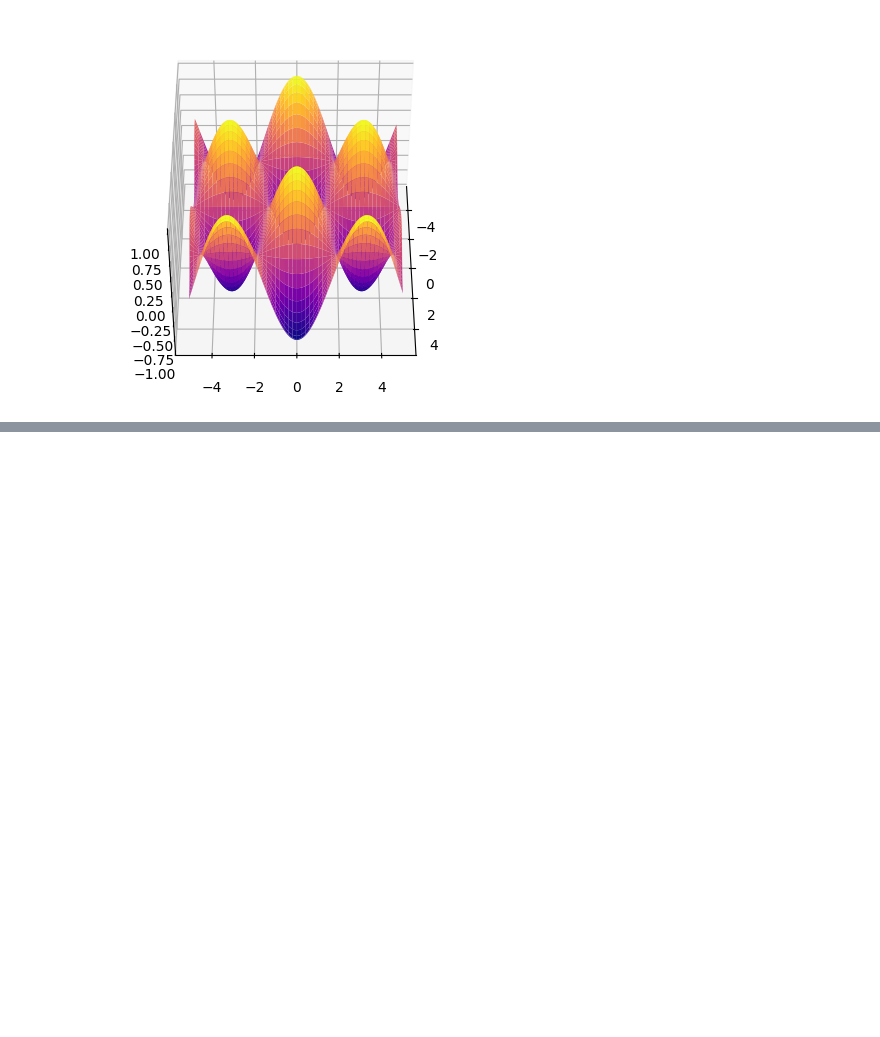
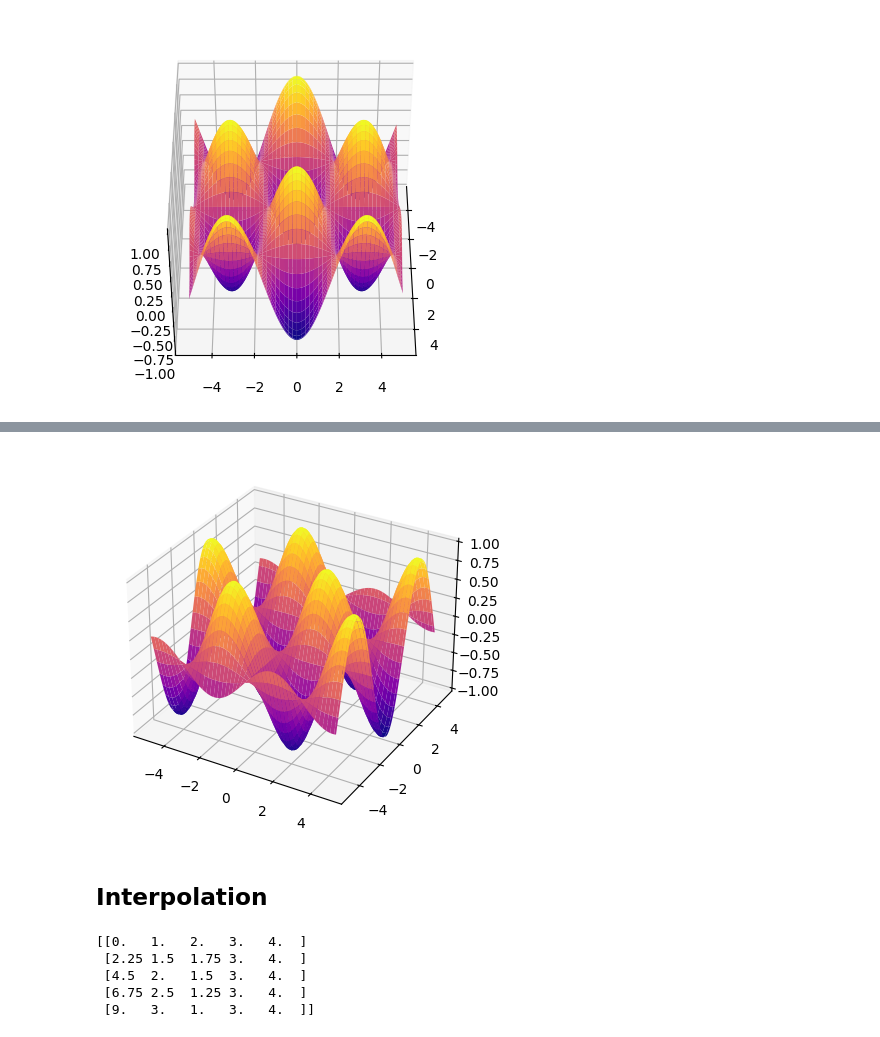
Before and after one commit to laylashihab/Euclidean-Poincare-Playground, a Jupyter notebook: playground.ipynb, the cells around one changed output, grey strips where cells are left out. Drawn from its saved outputs; the diff is of its cells as text; code cells hidden in the pictures; blank space fills up the shorter version.

```diff
--- a/playground.ipynb
+++ b/playground.ipynb
@@ -135,0 +191,59 @@ plt.show()
+# %%
+fig, ax = plt.subplots(subplot_kw={"projection": "3d"})
+
+x_data = np.arange(-5,5,0.1)
+y_data = np.arange(-5,5,0.1)
+
+X, Y = np.meshgrid(x_data, y_data)
+
+Z = np.sin(X)*np.cos(Y)
+
+ax.plot_surface(X,Y,Z, cmap="plasma") # coloring the surface, other color maps available
+
+
+plt.show()
+
+metadata = dict(title='Movie',artist="me")
+writer = PillowWriter(fps = 24, metadata=metadata)
+
+# 100 represents the dpi
+# making and saving a bunch of frames
+with writer.saving(fig, "animations/animatingSurface.gif", 100):
+    for i in range(0,100):
+
+        Z = np.sin(X + i/10)*np.cos(Y+ i/10)
+        ax.plot_surface(X,Y,Z, cmap="plasma") # coloring the surface, other color maps available
+
+        writer.grab_frame()
+
+        ax.cla() # clears the previous frame
+# %% [output]
+[figure, added]
+# %% [markdown]
+## Interpolation
+# %%
+import numpy as np
+import pandas as pd
+
+# smoothy transitions from one 1D array to another
+
+array1 = [0,1,2,3,4]
+array2 = [9,3,1,3,4]
+numPoints = 5
+
+interpolatedArrays = []
+for i in range(len(array1)):
+    interpolatedArrays.append(np.linspace(array1[i], array2[i],numPoints))
+
+interpolatedArrays = np.array(interpolatedArrays, dtype=np.float64)
+
+df = pd.DataFrame(interpolatedArrays)
+df = df.T
+interpolatedArrays = df.to_numpy()
+print(interpolatedArrays)
+# %% [output]
+[[0.   1.   2.   3.   4.  ]
+ [2.25 1.5  1.75 3.   4.  ]
+ [4.5  2.   1.5  3.   4.  ]
+ [6.75 2.5  1.25 3.   4.  ]
+ [9.   3.   1.   3.   4.  ]]
```
Also changed, not shown: parts of 4 cells of this notebook, 3 other files.
